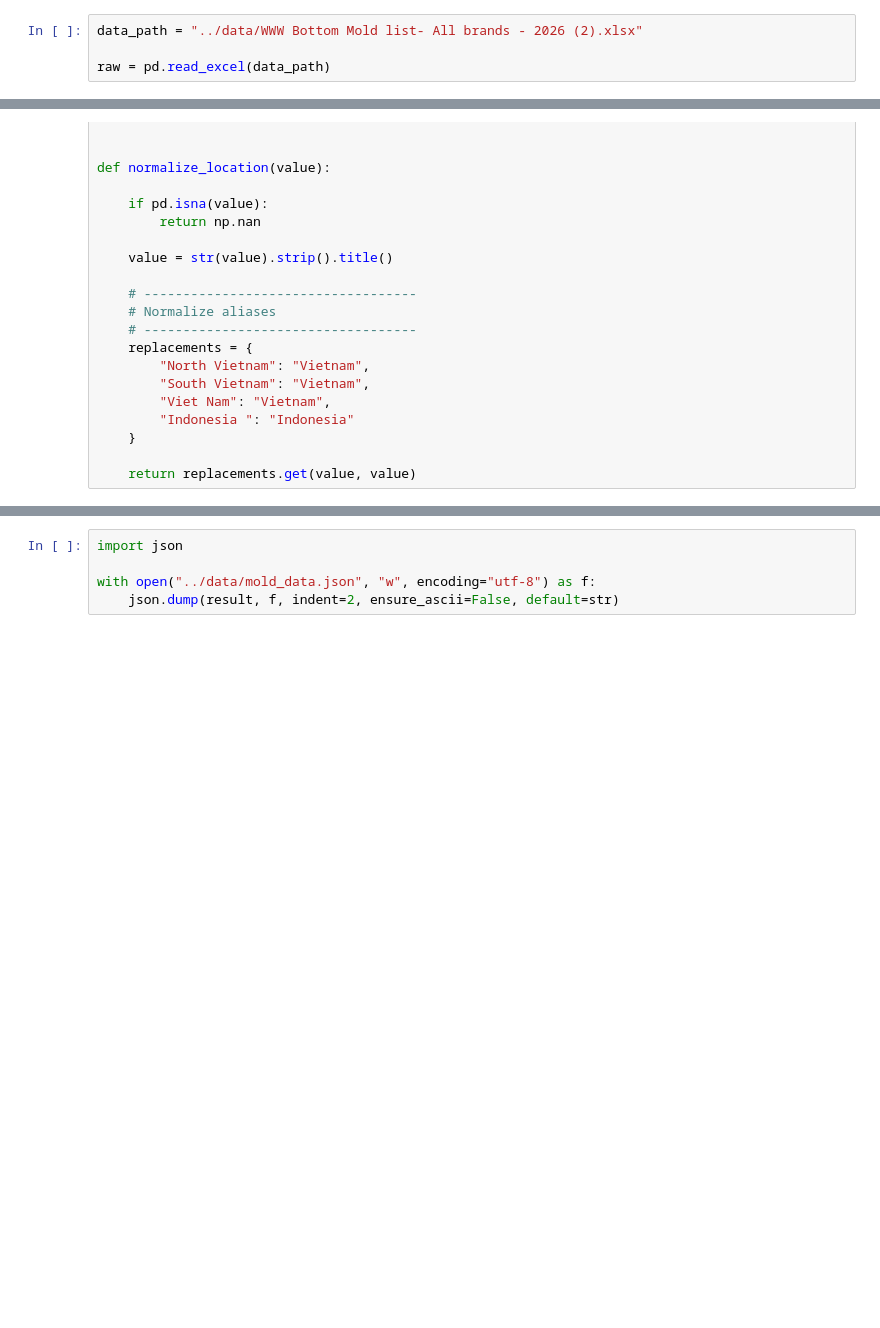
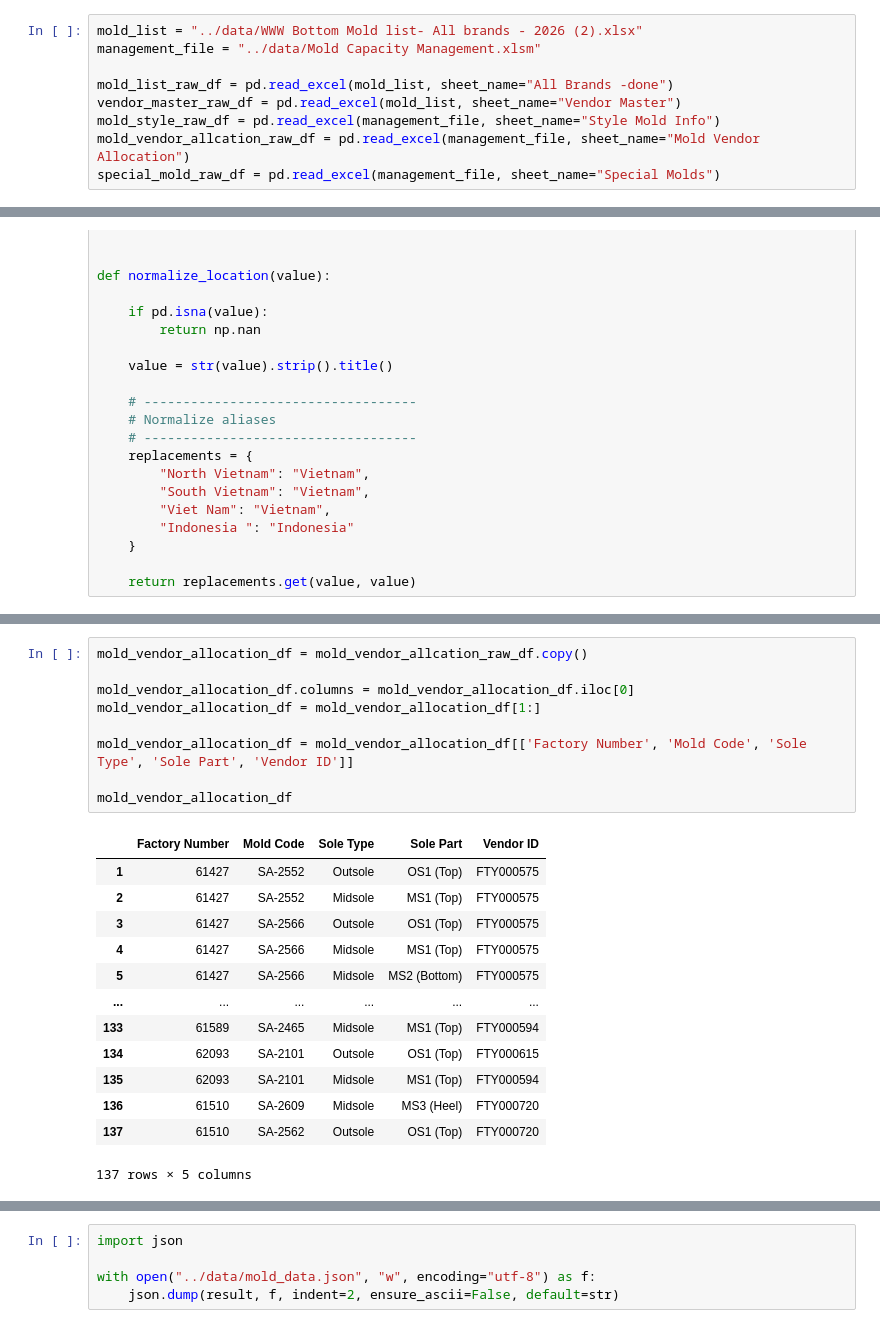
Before and after one commit to leminhtai0303/osms-mold-master-data, a Jupyter notebook: notebooks/data_processing.ipynb, the cells around one changed output, grey strips where cells are left out. Drawn from its saved outputs; the diff is of its cells as text; blank space fills up the shorter version.

```diff
--- a/notebooks/data_processing.ipynb
+++ b/notebooks/data_processing.ipynb
@@ -3,6 +3,11 @@ import pandas as pd
 import numpy as np
 import re
 # %%
-data_path = "../data/WWW Bottom Mold list- All brands - 2026 (2).xlsx"
+mold_list = "../data/WWW Bottom Mold list- All brands - 2026 (2).xlsx"
+management_file = "../data/Mold Capacity Management.xlsm"
 
-raw = pd.read_excel(data_path)
+mold_list_raw_df = pd.read_excel(mold_list, sheet_name="All Brands -done")
+vendor_master_raw_df = pd.read_excel(mold_list, sheet_name="Vendor Master")
+mold_style_raw_df = pd.read_excel(management_file, sheet_name="Style Mold Info")
+mold_vendor_allcation_raw_df = pd.read_excel(management_file, sheet_name="Mold Vendor Allocation")
+special_mold_raw_df = pd.read_excel(management_file, sheet_name="Special Molds")
@@ -134,3 +165,26 @@ df = df[((df['part_name'] =="Outsole") | (df['part_name'] =="Midsole"))]
+# %%
+mold_vendor_allocation_df = mold_vendor_allcation_raw_df.copy()
+
+mold_vendor_allocation_df.columns = mold_vendor_allocation_df.iloc[0]
+mold_vendor_allocation_df = mold_vendor_allocation_df[1:]
+
+mold_vendor_allocation_df = mold_vendor_allocation_df[['Factory Number', 'Mold Code', 'Sole Type', 'Sole Part', 'Vendor ID']]
+
+mold_vendor_allocation_df
+# %% [output]
+|  | Factory Number | Mold Code | Sole Type | Sole Part | Vendor ID |
+| 1 | 61427 | SA-2552 | Outsole | OS1 (Top) | FTY000575 |
+| 2 | 61427 | SA-2552 | Midsole | MS1 (Top) | FTY000575 |
+| 3 | 61427 | SA-2566 | Outsole | OS1 (Top) | FTY000575 |
+| 4 | 61427 | SA-2566 | Midsole | MS1 (Top) | FTY000575 |
+| 5 | 61427 | SA-2566 | Midsole | MS2 (Bottom) | FTY000575 |
+| ... | ... | ... | ... | ... | ... |
+| 133 | 61589 | SA-2465 | Midsole | MS1 (Top) | FTY000594 |
+| 134 | 62093 | SA-2101 | Outsole | OS1 (Top) | FTY000615 |
+| 135 | 62093 | SA-2101 | Midsole | MS1 (Top) | FTY000594 |
+| 136 | 61510 | SA-2609 | Midsole | MS3 (Heel) | FTY000720 |
+| 137 | 61510 | SA-2562 | Outsole | OS1 (Top) | FTY000720 |
+137 rows × 5 columns
 # %%
 import pandas as pd
 import numpy as np
```
Also changed, not shown: parts of 6 cells of this notebook, 12 other files.
